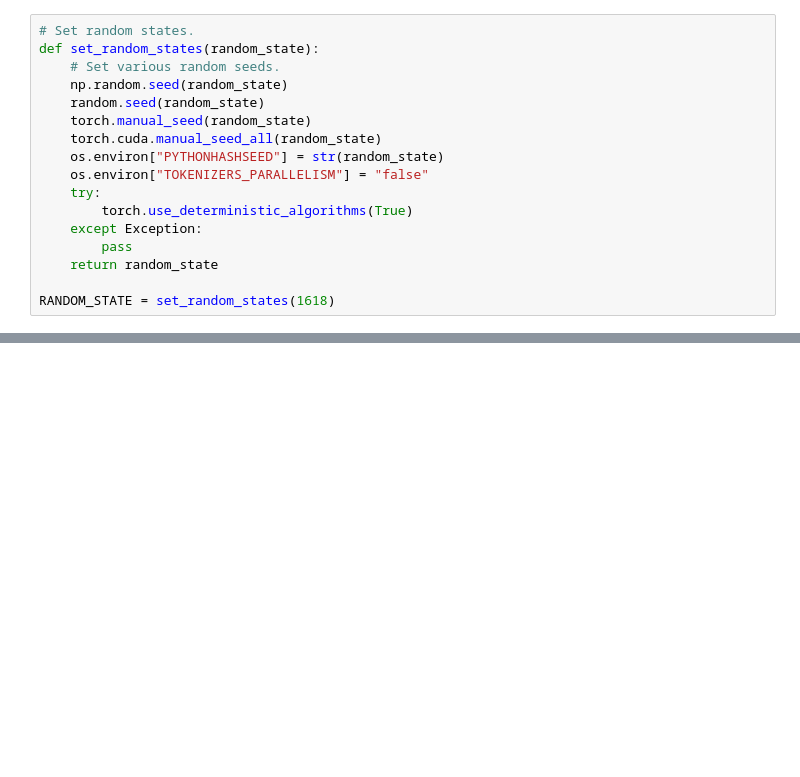
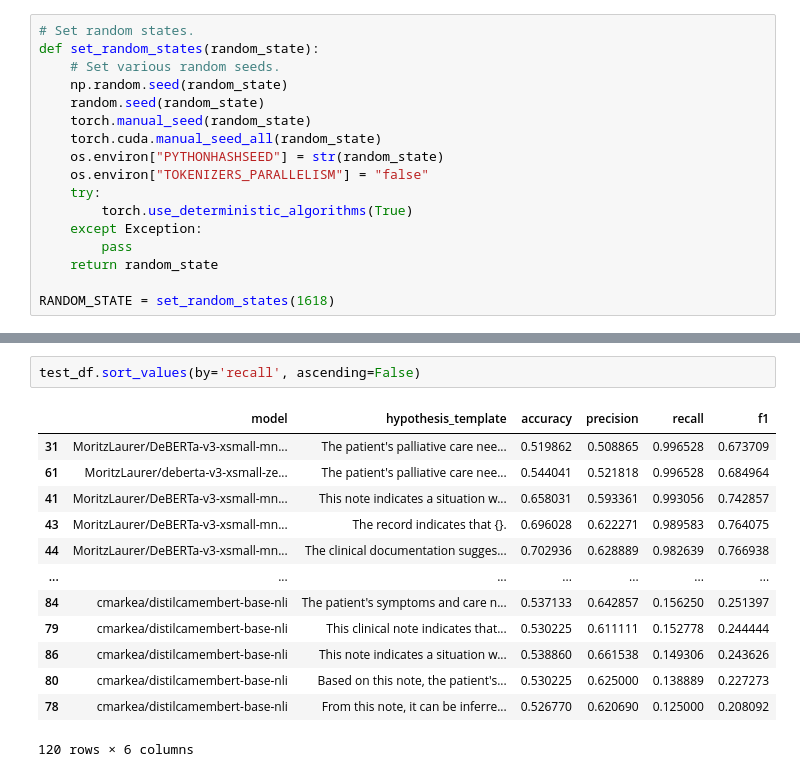
Before and after one commit to isabel-ronan/zeroShotSimilarity, a Jupyter notebook: classifiers/zeroShot/zeroShotTest.ipynb, the cells around one changed output, grey strips where cells are left out. Cells and saved outputs as stored; diff of their text form; blank space fills up the shorter version.

```diff
--- a/classifiers/zeroShot/zeroShotTest.ipynb
+++ b/classifiers/zeroShot/zeroShotTest.ipynb
@@ -66,0 +277,16 @@ check_distribution(dataset, "All Data")
+# %%
+test_df.sort_values(by='recall', ascending=False)
+# %% [output]
+|  | model | hypothesis_template | accuracy | precision | recall | f1 |
+| 31 | MoritzLaurer/DeBERTa-v3-xsmall-mn... | The patient's palliative care nee... | 0.519862 | 0.508865 | 0.996528 | 0.673709 |
+| 61 | MoritzLaurer/deberta-v3-xsmall-ze... | The patient's palliative care nee... | 0.544041 | 0.521818 | 0.996528 | 0.684964 |
+| 41 | MoritzLaurer/DeBERTa-v3-xsmall-mn... | This note indicates a situation w... | 0.658031 | 0.593361 | 0.993056 | 0.742857 |
+| 43 | MoritzLaurer/DeBERTa-v3-xsmall-mn... | The record indicates that {}. | 0.696028 | 0.622271 | 0.989583 | 0.764075 |
+| 44 | MoritzLaurer/DeBERTa-v3-xsmall-mn... | The clinical documentation sugges... | 0.702936 | 0.628889 | 0.982639 | 0.766938 |
+| ... | ... | ... | ... | ... | ... | ... |
+| 84 | cmarkea/distilcamembert-base-nli | The patient's symptoms and care n... | 0.537133 | 0.642857 | 0.156250 | 0.251397 |
+| 79 | cmarkea/distilcamembert-base-nli | This clinical note indicates that... | 0.530225 | 0.611111 | 0.152778 | 0.244444 |
+| 86 | cmarkea/distilcamembert-base-nli | This note indicates a situation w... | 0.538860 | 0.661538 | 0.149306 | 0.243626 |
+| 80 | cmarkea/distilcamembert-base-nli | Based on this note, the patient's... | 0.530225 | 0.625000 | 0.138889 | 0.227273 |
+| 78 | cmarkea/distilcamembert-base-nli | From this note, it can be inferre... | 0.526770 | 0.620690 | 0.125000 | 0.208092 |
+120 rows × 6 columns
```
Also changed, not shown: parts of 12 cells of this notebook, 5 other files.
